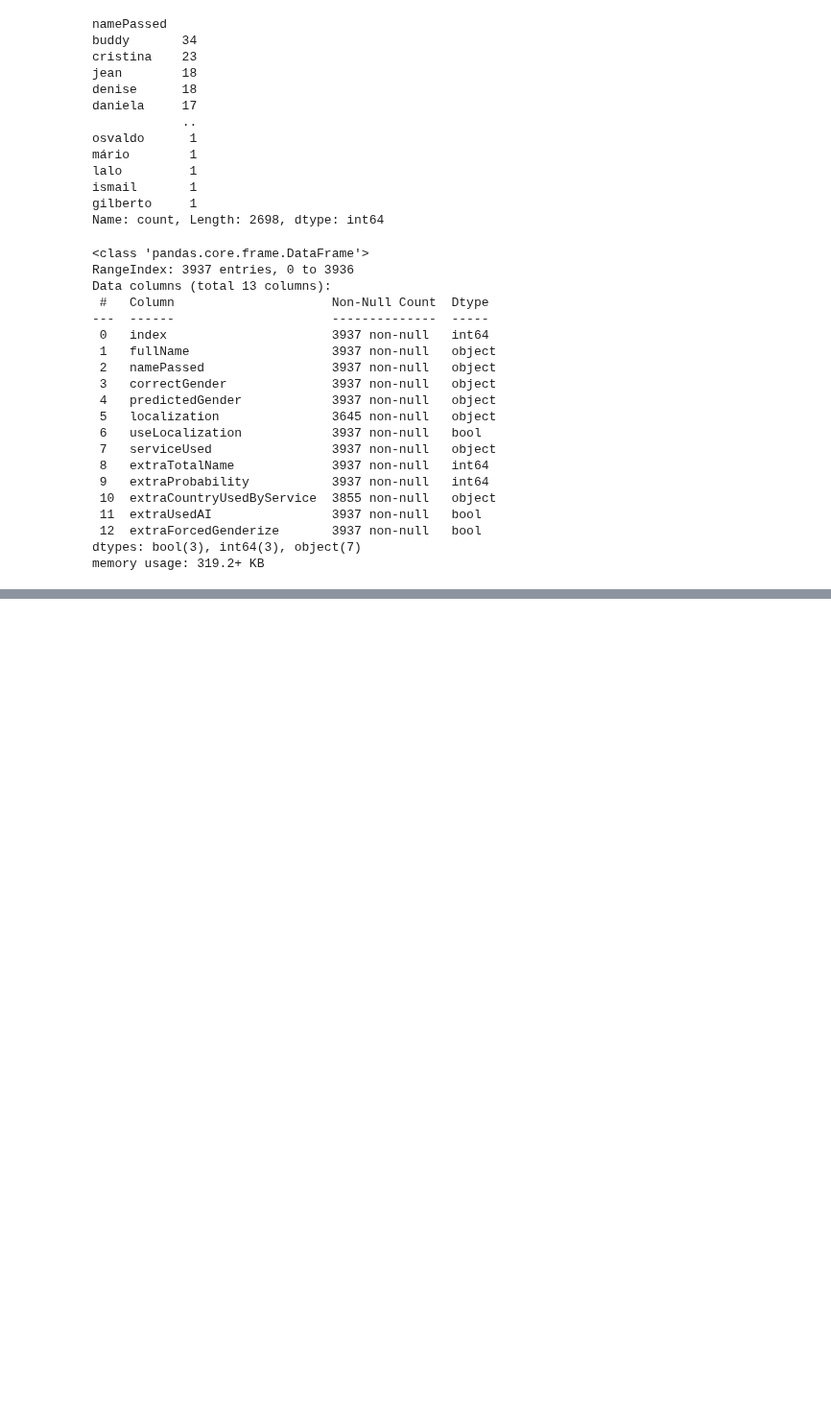
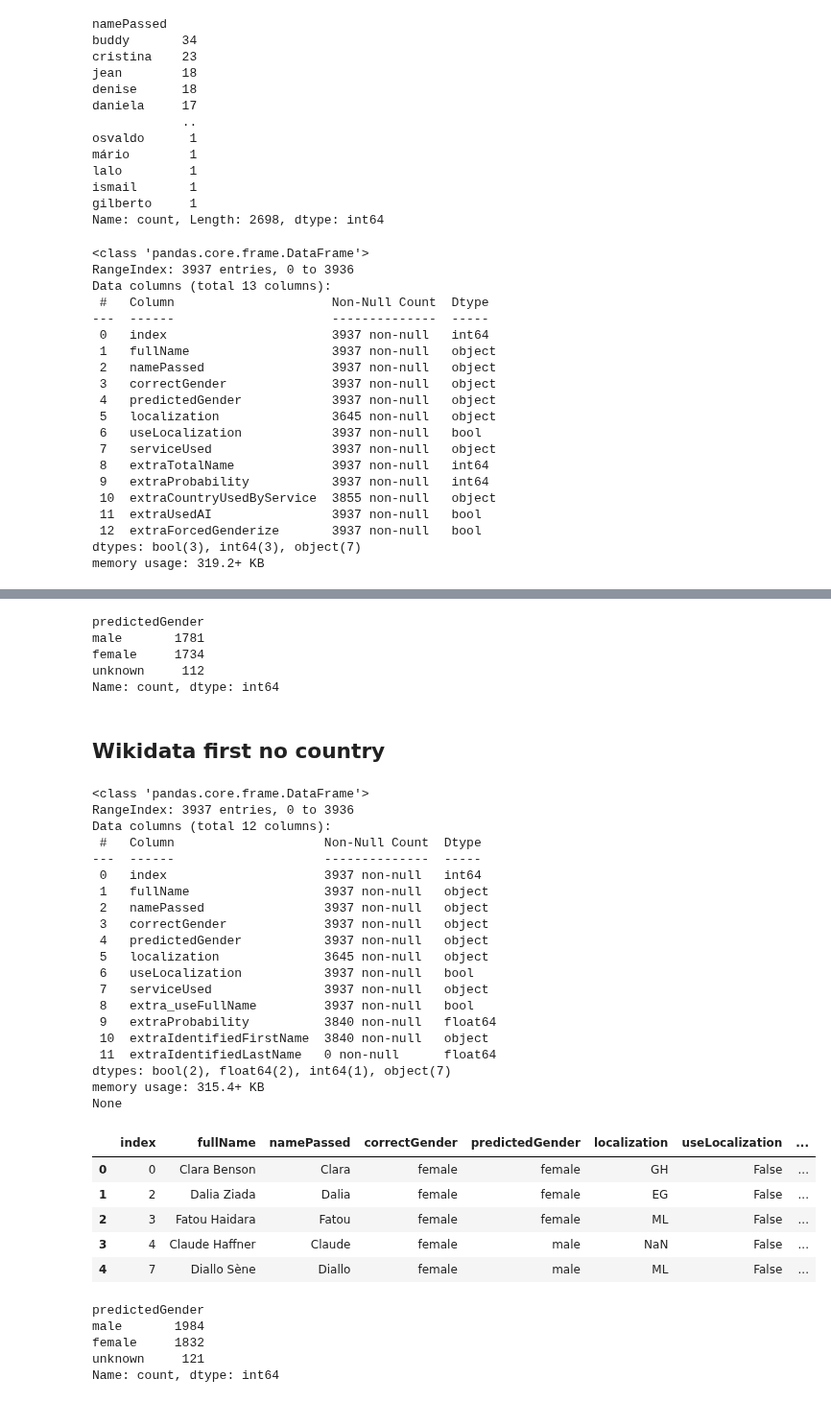
Before and after one commit to Briefgarde/name2genderresearch, a Jupyter notebook: notebooks/preprocessing/preprocessingTestData.ipynb, the cells around one changed output, grey strips where cells are left out. Shown at 96% size. Drawn from its saved outputs; the diff is of its cells as text; code cells hidden in the pictures; blank space fills up the shorter version.

```diff
--- a/notebooks/preprocessing/preprocessingTestData.ipynb
+++ b/notebooks/preprocessing/preprocessingTestData.ipynb
@@ -421,0 +603,8 @@ df_wikidataFirstNoCountry.to_csv("C:/Users/brief/Desktop/Master/Ecole/Semestre3/
+# %%
+df_wikidataFirstCountry['predictedGender'].value_counts(dropna=False)
+# %% [output]
+predictedGender
+male       1781
+female     1734
+unknown     112
+Name: count, dtype: int64
@@ -421,0 +618,41 @@ df_wikidataFirstNoCountry.to_csv("C:/Users/brief/Desktop/Master/Ecole/Semestre3/
+# %% [markdown]
+## Wikidata first no country
+# %%
+df_wikidataFirstNoCountry = pd.read_csv("C:/Users/brief/Desktop/Master/Ecole/Semestre3/M8_ProjetDeRecherche/code_ProjetDeRecherche/data/TestedData/GenderAPIcom/wikidataFirstNoCountry.csv")
+print(df_wikidataFirstNoCountry.info())
+df_wikidataFirstNoCountry.head()
+# %% [output]
+<class 'pandas.core.frame.DataFrame'>
+RangeIndex: 3937 entries, 0 to 3936
+Data columns (total 12 columns):
+ #   Column                    Non-Null Count  Dtype
+---  ------                    --------------  -----
+ 0   index                     3937 non-null   int64
+ 1   fullName                  3937 non-null   object
+ 2   namePassed                3937 non-null   object
+ 3   correctGender             3937 non-null   object
+ 4   predictedGender           3937 non-null   object
+ 5   localization              3645 non-null   object
+ 6   useLocalization           3937 non-null   bool
+ 7   serviceUsed               3937 non-null   object
+ 8   extra_useFullName         3937 non-null   bool
+ 9   extraProbability          3840 non-null   float64
+ 10  extraIdentifiedFirstName  3840 non-null   object
+ 11  extraIdentifiedLastName   0 non-null      float64
+dtypes: bool(2), float64(2), int64(1), object(7)
+memory usage: 315.4+ KB
+None
+|  | index | fullName | namePassed | correctGender | predictedGender | localization | useLocalization | ... |
+| 0 | 0 | Clara Benson | Clara | female | female | GH | False | ... |
+| 1 | 2 | Dalia Ziada | Dalia | female | female | EG | False | ... |
+| 2 | 3 | Fatou Haidara | Fatou | female | female | ML | False | ... |
+| 3 | 4 | Claude Haffner | Claude | female | male | NaN | False | ... |
+| 4 | 7 | Diallo Sène | Diallo | female | male | ML | False | ... |
+# %%
+df_wikidataFirstNoCountry['predictedGender'].value_counts(dropna=False)
+# %% [output]
+predictedGender
+male       1984
+female     1832
+unknown     121
+Name: count, dtype: int64
```
Also changed, not shown: parts of 20 cells of this notebook, 3 other files.
